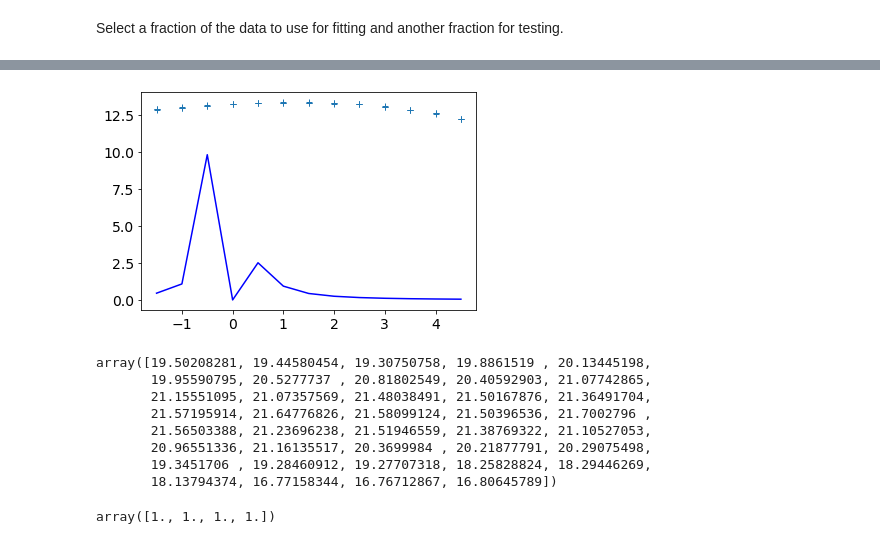
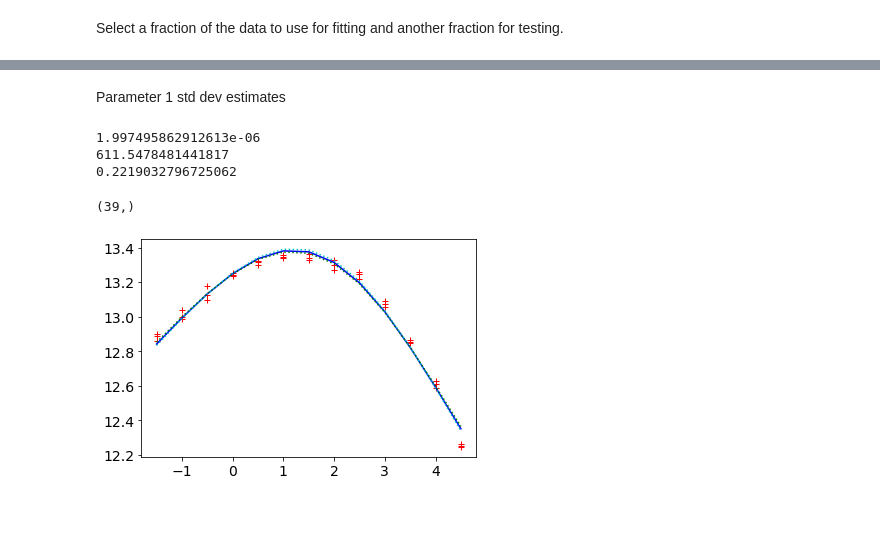
Before and after one commit to joshnevin/physics_enhanced_GPs, a Jupyter notebook: simple_model_enhanced_GPs.ipynb, the cells around one changed output, grey strips where cells are left out. Saved outputs shown, nothing was run; the diff lists cells and outputs as text; code cells hidden in the pictures; blank space fills up the shorter version.

Commit message:
completed simple model

```diff
--- a/simple_model_enhanced_GPs.ipynb
+++ b/simple_model_enhanced_GPs.ipynb
@@ -76,5 +65,8 @@ len(pch)
 # %%
-opt_vals = sim_model.fit(pch, snr)
+opt_vals = sim_model.fit(pch.reshape(len(pch),), snr.reshape(len(pch),), init_guess = np.array([1e-5, 1e3, 1e0]))
 # %%
-opt_vals.x
+a_opt, b_opt, c_opt = opt_vals[0]
+print(a_opt)
+print(b_opt)
+print(c_opt)
 # %% [output]
@@ -86,6 +76,28 @@ snr_sim = sim_model.snr_predict(pch, opt_vals.x[0], opt_vals.x[1])
+# %% [markdown]
+Parameter 1 std dev estimates
+# %%
+a_opt_err, b_opt_err, c_opt_err = np.sqrt(np.diag(opt_vals[1]))
+print(a_opt_err)
+print(b_opt_err)
+print(c_opt_err)
+# %% [output]
+1.997495862912613e-06
+611.5478481441817
+0.2219032796725062
+# %%
+snr_sim = sim_model.predict(pch, a_opt, b_opt, c_opt)
+snr_sim_p1 = sim_model.predict(pch, a_opt + a_opt_err, b_opt + b_opt_err, c_opt + c_opt_err)
+snr_sim_n1 = sim_model.predict(pch, a_opt - a_opt_err, b_opt - b_opt_err, c_opt - c_opt_err)
+snr_sim_noise = snr_sim.reshape(len(snr_sim),) + np.random.normal(0, 0.02, len(pch))
+# %%
+snr_sim_noise.shape
+# %% [output]
+(39,)
 # %%
-plt.plot(pch, snr, '+')
+plt.plot(pch, snr, 'r+')
 plt.plot(pch, snr_sim, 'b-')
+plt.plot(pch, snr_sim_p1, 'g:')
+plt.plot(pch, snr_sim_n1, 'c:')
 plt.show()
 # %% [output]
-[figure, old version]
+[figure, new version]
@@ -98,16 +103,0 @@ def obj_func(params, p_in, y):
-# %%
-params = np.ndarray(shape=(4,), dtype=float, buffer=np.array([5,6, 0.1 ,0.1]))
-obj_func(params, pch_lin, snr_lin)
-# %% [output]
-array([19.50208281, 19.44580454, 19.30750758, 19.8861519 , 20.13445198,
-       19.95590795, 20.5277737 , 20.81802549, 20.40592903, 21.07742865,
-       21.15551095, 21.07357569, 21.48038491, 21.50167876, 21.36491704,
-       21.57195914, 21.64776826, 21.58099124, 21.50396536, 21.7002796 ,
-       21.56503388, 21.23696238, 21.51946559, 21.38769322, 21.10527053,
-       20.96551336, 21.16135517, 20.3699984 , 20.21877791, 20.29075498,
-       19.3451706 , 19.28460912, 19.27707318, 18.25828824, 18.29446269,
-       18.13794374, 16.77158344, 16.76712867, 16.80645789])
-# %%
-np.ndarray(shape=(4,), dtype=float, buffer=np.array([1.0, 1.0, 1.0, 1.0]))
-# %% [output]
-array([1., 1., 1., 1.])
```
Also changed, not shown: parts of 20 cells of this notebook, 1 other file.
